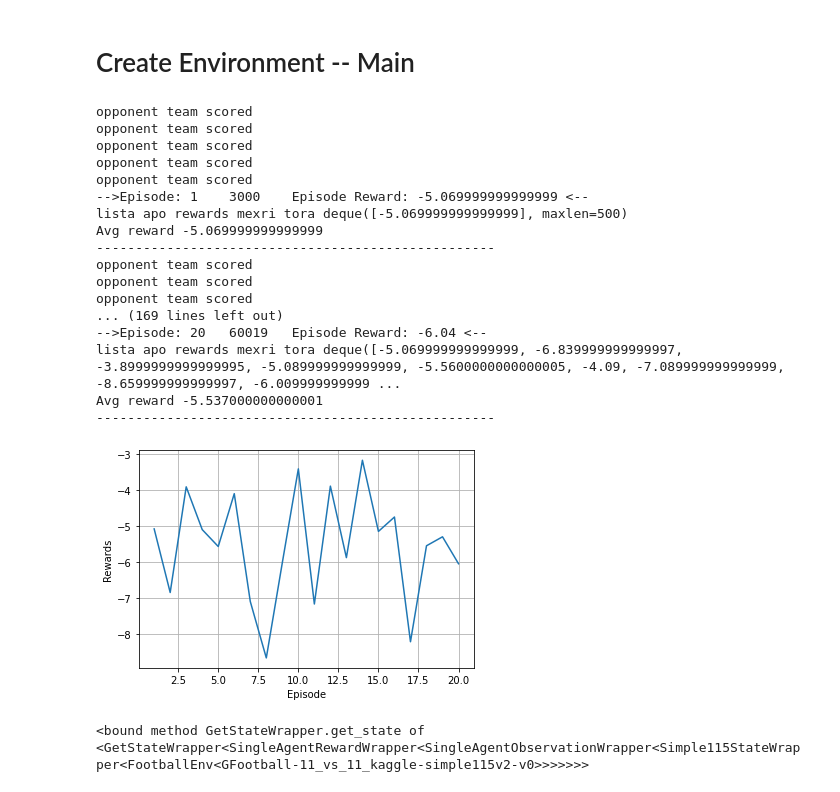
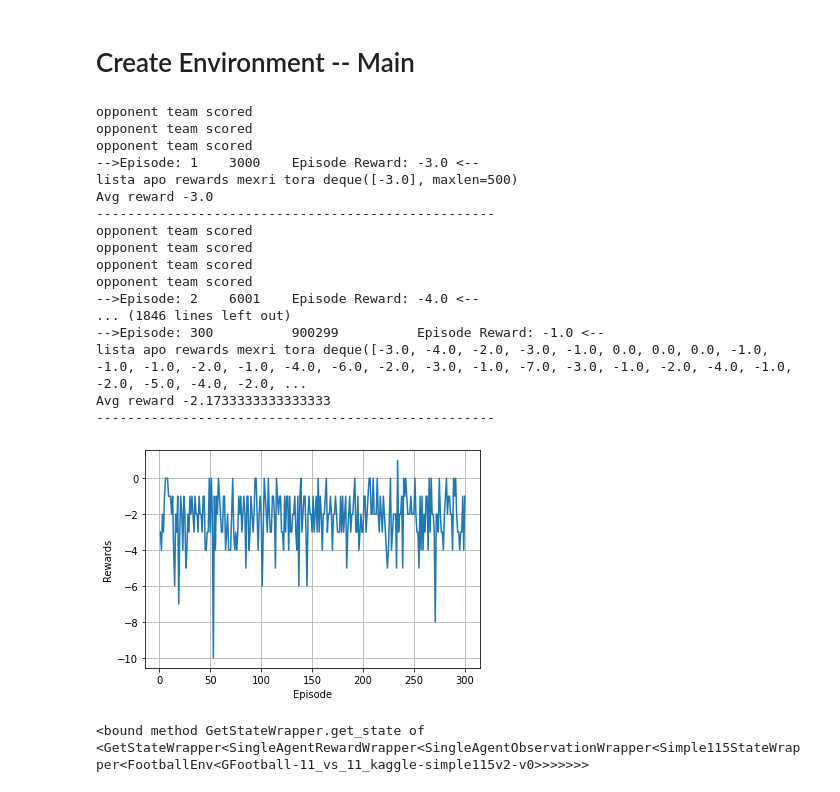
Before and after one commit to Georgemouts/Google-Research-Football-RL-DQN, a Jupyter notebook: G-Football.ipynb, the cells around one changed output. Cells and saved outputs as stored; diff of their text form; code cells hidden in the pictures.

```diff
--- a/G-Football.ipynb
+++ b/G-Football.ipynb
@@ -271,7 +271,7 @@ for i in range(MINREPLAYSIZE):
 # MAIN TRAIN LOOP
 obs =env.reset()
 c= 0
-num_of_eps= 20     #GIVE NUMBER OF EPISODES
+num_of_eps= 300     #GIVE NUMBER OF EPISODES
 
 for step in range((3000 * num_of_eps) + num_of_eps ):# play 3000 steps = 1 match = 1 episode
 
@@ -290,7 +290,7 @@ for step in range((3000 * num_of_eps) + num_of_eps ):# play 3000 steps = 1 match
 
 #give reward after action with current observations not the new ones-result of the action
 
-  reward = cust_rew.custom_rew(obs,action,reward,new_obs)
+  #reward = cust_rew.custom_rew(obs,action,reward,new_obs)
 
   #print who scored
   all_prints.print_who_scored(reward)
@@ -317,46 +317,46 @@ for step in range((3000 * num_of_eps) + num_of_eps ):# play 3000 steps = 1 match
  #Store arrays and conver them to pytorch sensors
   obses_t,actions_t,rewards_t,dones_t,new_obses_t = agent.Arrays_To_Tensors(transitions)
 
   #Compute Targets
   target_q_values = agent.target_net(new_obses_t)# q values for each observation
   max_target_q_values = target_q_values.max(dim=1,keepdim=True)[0] #take the maximum value in dim =1 , discard all the rest dimensions
                                                                   #max returns tuple , first element is highest values and second is the index to them
 
   targets = rewards_t +GAMMA + (1-dones_t) * max_target_q_values #deepmind_atari_paper dqn learn with replay
                                                                 #if its a terminal state: dones_t =1 -> targets= rewards_t
 
   #Compute Loss
   q_values = agent.online_net(obses_t)
   action_q_values =torch.gather(input=q_values,dim=1,index=actions_t)
   loss=nn.functional.smooth_l1_loss(action_q_values,targets)
 
   #Gradient Descent
   agent.learn(loss)
 
 
   #Update the target network, copying all weights and biases in DQN
   if step% TARGET_UPDATE_FREQ == 0:   #Update target network based on online network
 
     agent.target_net.load_state_dict(agent.online_net.state_dict())
 # %% [output]
+opponent team scored
+opponent team scored
+opponent team scored
+-->Episode: 1    3000    Episode Reward: -3.0 <--
+lista apo rewards mexri tora deque([-3.0], maxlen=500)
+Avg reward -3.0
+---------------------------------------------------
 opponent team scored
 opponent team scored
 opponent team scored
 opponent team scored
-opponent team scored
--->Episode: 1    3000    Episode Reward: -5.069999999999999 <--
-lista apo rewards mexri tora deque([-5.069999999999999], maxlen=500)
-Avg reward -5.069999999999999
+-->Episode: 2    6001    Episode Reward: -4.0 <--
+... (1846 lines left out)
+-->Episode: 300          900299          Episode Reward: -1.0 <--
+lista apo rewards mexri tora deque([-3.0, -4.0, -2.0, -3.0, -1.0, 0.0, 0.0, 0.0, -1.0, -1.0, -1.0, -2.0, -1.0, -4.0, -6.0, -2.0, -3.0, -1.0, -7.0, -3.0, -1.0, -2.0, -4.0, -1.0, -2.0, -5.0, -4.0, -2.0, ...
+Avg reward -2.1733333333333333
 ---------------------------------------------------
-opponent team scored
-opponent team scored
-opponent team scored
-... (169 lines left out)
--->Episode: 20   60019   Episode Reward: -6.04 <--
-lista apo rewards mexri tora deque([-5.069999999999999, -6.839999999999997, -3.8999999999999995, -5.089999999999999, -5.5600000000000005, -4.09, -7.089999999999999, -8.659999999999997, -6.009999999999 ...
-Avg reward -5.537000000000001
----------------------------------------------------
-[figure, old version]
+[figure, new version]
 # %%
 #Custom rewards - find ball team owner in obs list
 env.reset()
```
Also changed, not shown: parts of 1 cell of this notebook.
